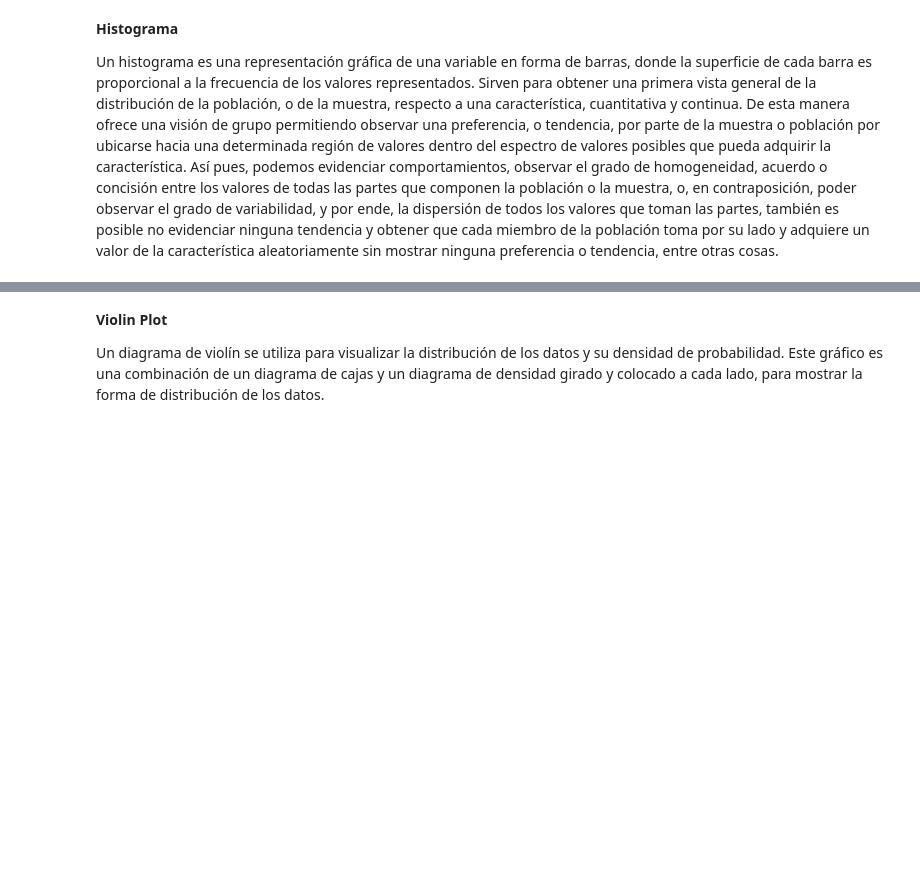
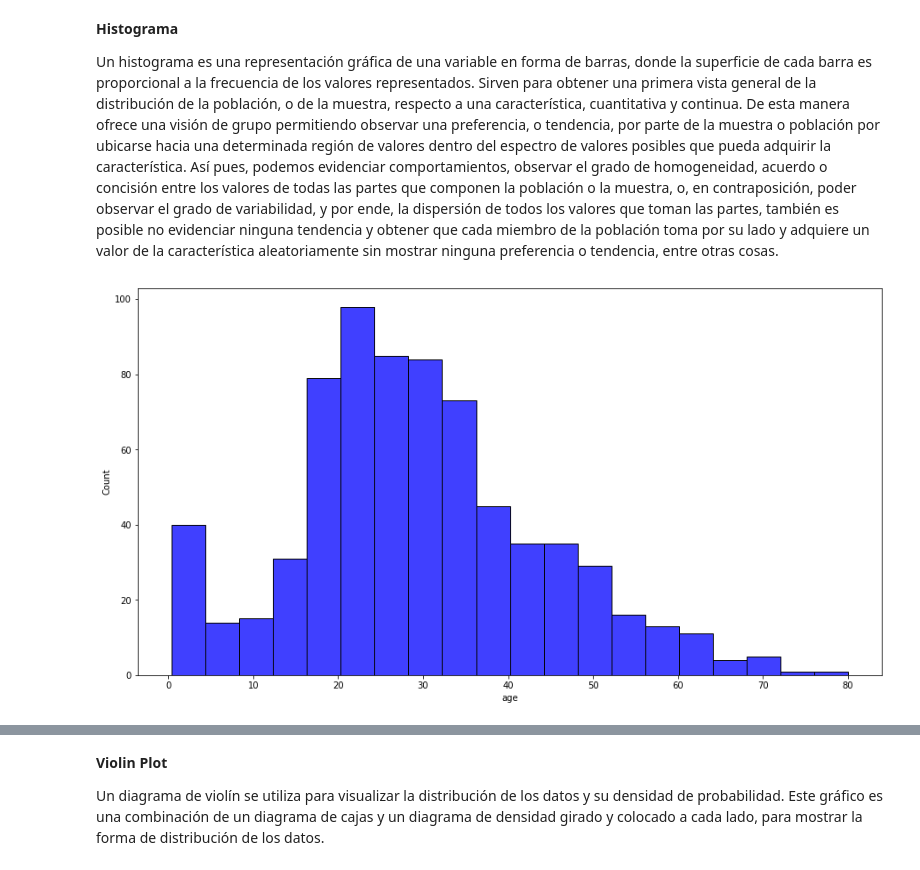
Before and after one commit to Pomilusky/apuntes_clase, a Jupyter notebook: semana_5/1.2 - Estadistica descriptiva.ipynb, the cells around one changed output, grey strips where cells are left out. Saved outputs shown, nothing was run; the diff lists cells and outputs as text; code cells hidden in the pictures; blank space fills up the shorter version.

```diff
--- a/semana_5/1.2 - Estadistica descriptiva.ipynb
+++ b/semana_5/1.2 - Estadistica descriptiva.ipynb
@@ -592,3 +912,7 @@ Un gráfico de barras o gráfico de columnas, es una forma de representar gráfi
 **Histograma**
 
 Un histograma es una representación gráfica de una variable en forma de barras, donde la superficie de cada barra es proporcional a la frecuencia de los valores representados. Sirven para obtener una primera vista general de la distribución de la población, o de la muestra, respecto a una característica, cuantitativa y continua. De esta manera ofrece una visión de grupo permitiendo observar una preferencia, o tendencia, por parte de la muestra o población por ubicarse hacia una determinada región de valores dentro del espectro de valores posibles que pueda adquirir la característica. Así pues, podemos evidenciar comportamientos, observar el grado de homogeneidad, acuerdo o concisión entre los valores de todas las partes que componen la población o la muestra, o, en contraposición, poder observar el grado de variabilidad, y por ende, la dispersión de todos los valores que toman las partes, también es posible no evidenciar ninguna tendencia y obtener que cada miembro de la población toma por su lado y adquiere un valor de la característica aleatoriamente sin mostrar ninguna preferencia o tendencia, entre otras cosas.
+# %%
+sns.histplot(x=df.age, color='b');
+# %% [output]
+[figure, added]
```
Also changed, not shown: parts of 66 cells of this notebook.
